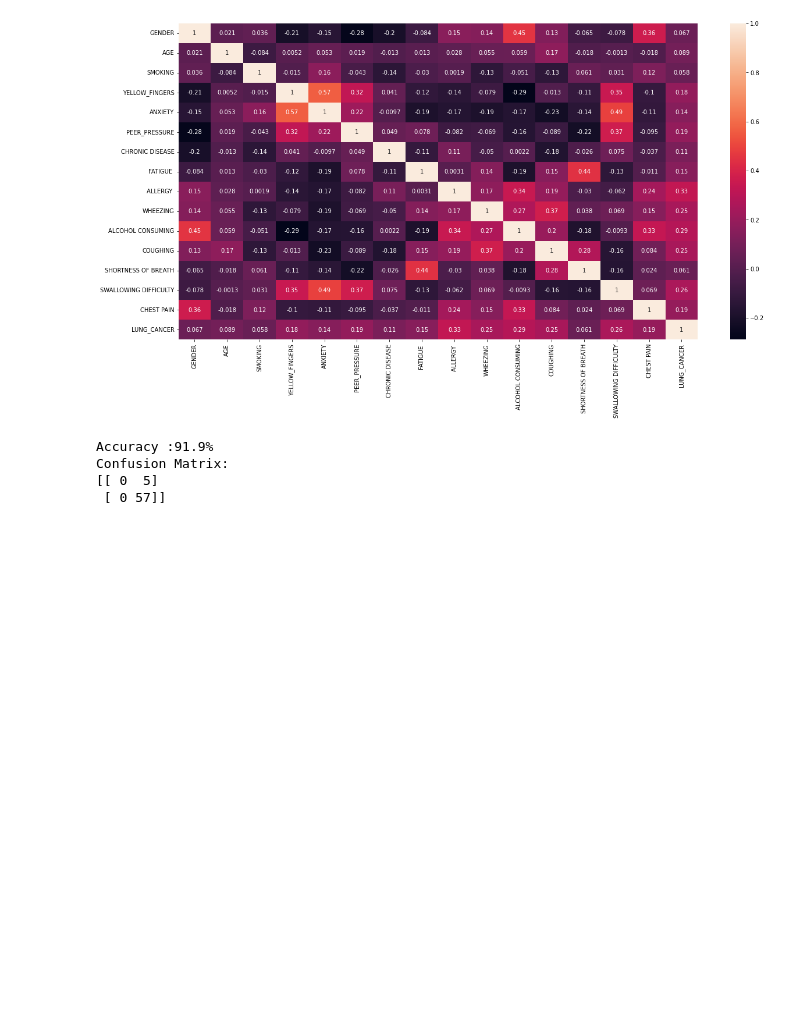
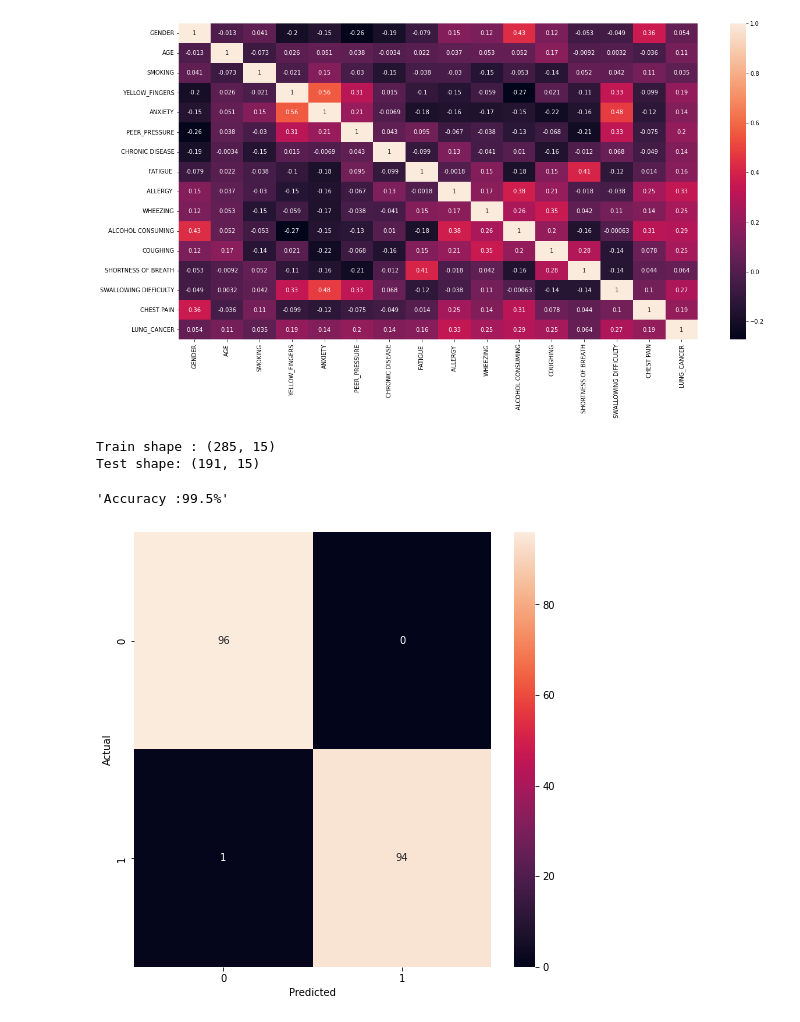
Before and after one commit to 3laa3adel/Lung-Cancer-Prediction, a Jupyter notebook: notebook.ipynb, the cells around one changed output. Drawn from its saved outputs; the diff is of its cells as text; code cells hidden in the pictures; blank space fills up the shorter version.

```diff
--- a/notebook.ipynb
+++ b/notebook.ipynb
@@ -173,8 +152,30 @@ cm=confusion_matrix(Y_test,y_pred)
-# %%
-print(f"Accuracy :{round(Accuracy *100,1)}%")
-print(f"Confusion Matrix: \n{cm}")
-# %% [output]
-Accuracy :91.9%
-Confusion Matrix:
-[[ 0  5]
- [ 0 57]]
+# %%
+from imblearn.over_sampling import RandomOverSampler
+X=df.drop('LUNG_CANCER',axis=1);Y=df['LUNG_CANCER']
+for i in X.columns[2:]:
+    temp=[]
+    for j in X[i]:
+        temp.append(j-1)
+    X[i]=temp
+X,Y=RandomOverSampler().fit_resample(X,Y)
+# %%
+X_train,X_test,Y_train,Y_test=train_test_split(X,Y,test_size=0.4,stratify=Y,random_state=41)
+print(f'Train shape : {X_train.shape}\nTest shape: {X_test.shape}')
+# %% [output]
+Train shape : (285, 15)
+Test shape: (191, 15)
+# %%
+param_grid={'C':[100], 'gamma':[10]}
+model=RandomizedSearchCV(SVC(),param_grid,cv=5)
+model.fit(X_train,Y_train)
+y_pred=model.predict(X_test)
+CM=confusion_matrix(Y_test,y_pred)
+plt.figure(figsize=(8,8))
+sns.heatmap(CM,annot=True)
+plt.xlabel("Predicted")
+plt.ylabel("Actual")
+Accuracy=accuracy_score(Y_test,y_pred)
+f"Accuracy :{round(Accuracy *100,1)}%"
+# %% [output]
+'Accuracy :99.5%'
+[figure, added]
```
Also changed, not shown: parts of 11 cells of this notebook.
